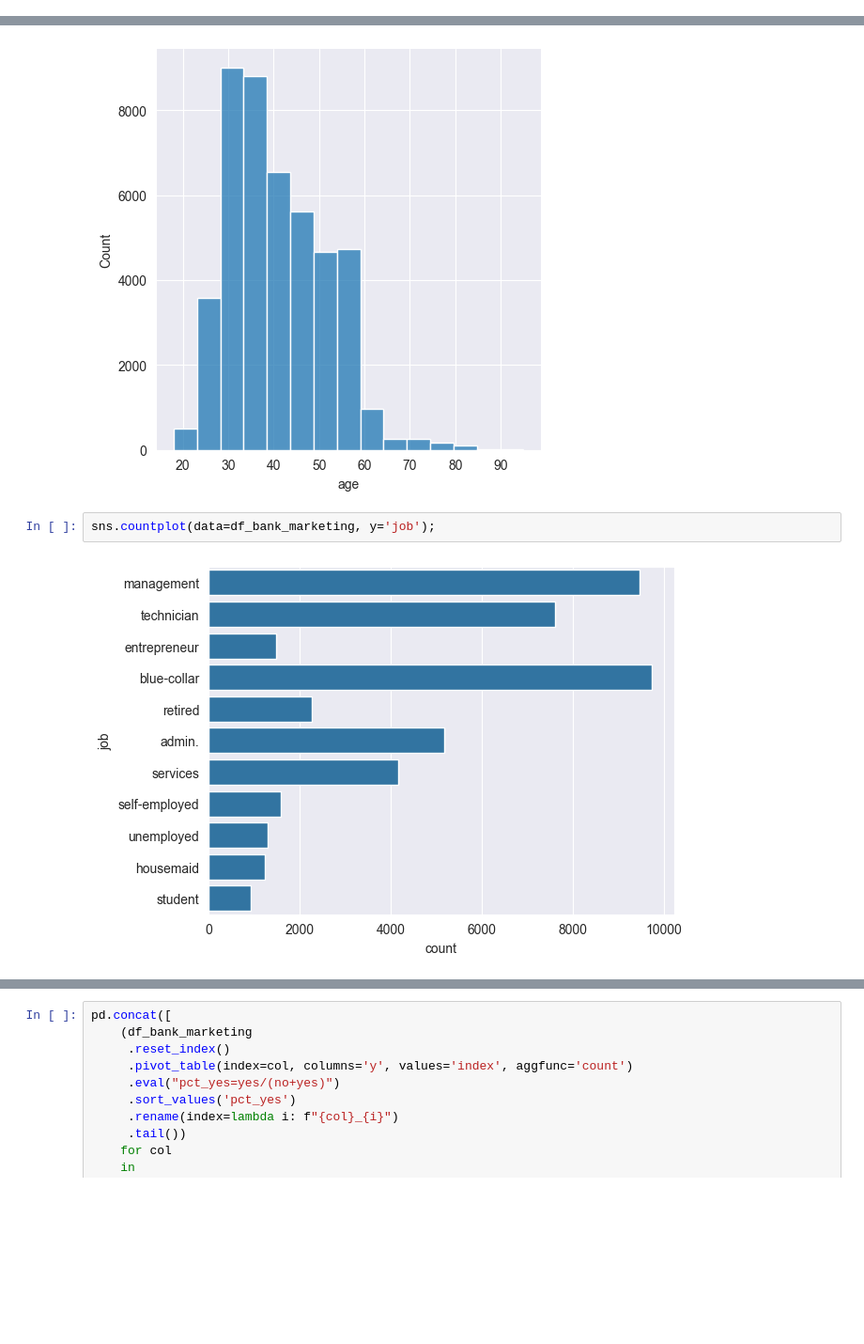
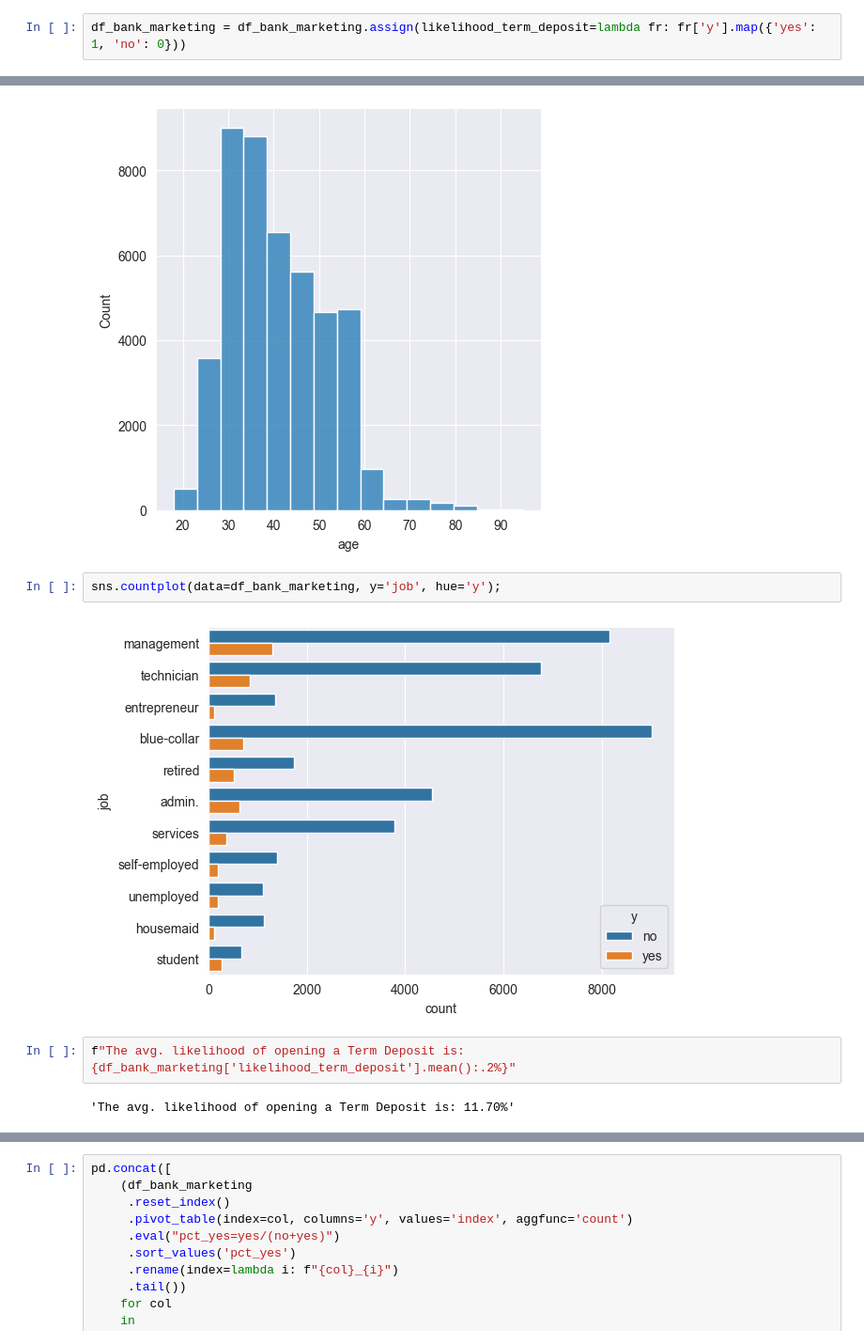
Before and after one commit to dushyantkhosla/cst4150, a Jupyter notebook: 08-Walkthroughs/uciml-datasets.ipynb, the cells around one changed output, grey strips where cells are left out. Shown at 94% size. Drawn from its saved outputs; the diff is of its cells as text; blank space fills up the shorter version.

```diff
--- a/08-Walkthroughs/uciml-datasets.ipynb
+++ b/08-Walkthroughs/uciml-datasets.ipynb
@@ -76,3 +78,5 @@ y
 no     0.883015
 yes    0.116985
 Name: proportion, dtype: float64
+# %%
+df_bank_marketing = df_bank_marketing.assign(likelihood_term_deposit=lambda fr: fr['y'].map({'yes': 1, 'no': 0}))
@@ -99,6 +107,10 @@ sns.displot(data=df_bank_marketing, x='age', binwidth=5);
 # %% [output]
 [figure]
 # %%
-sns.countplot(data=df_bank_marketing, y='job');
+sns.countplot(data=df_bank_marketing, y='job', hue='y');
 # %% [output]
-[figure, old version]
+[figure, new version]
+# %%
+f"The avg. likelihood of opening a Term Deposit is: {df_bank_marketing['likelihood_term_deposit'].mean():.2%}"
+# %% [output]
+'The avg. likelihood of opening a Term Deposit is: 11.70%'
```
Also changed, not shown: parts of 27 cells of this notebook, 2 other files.
